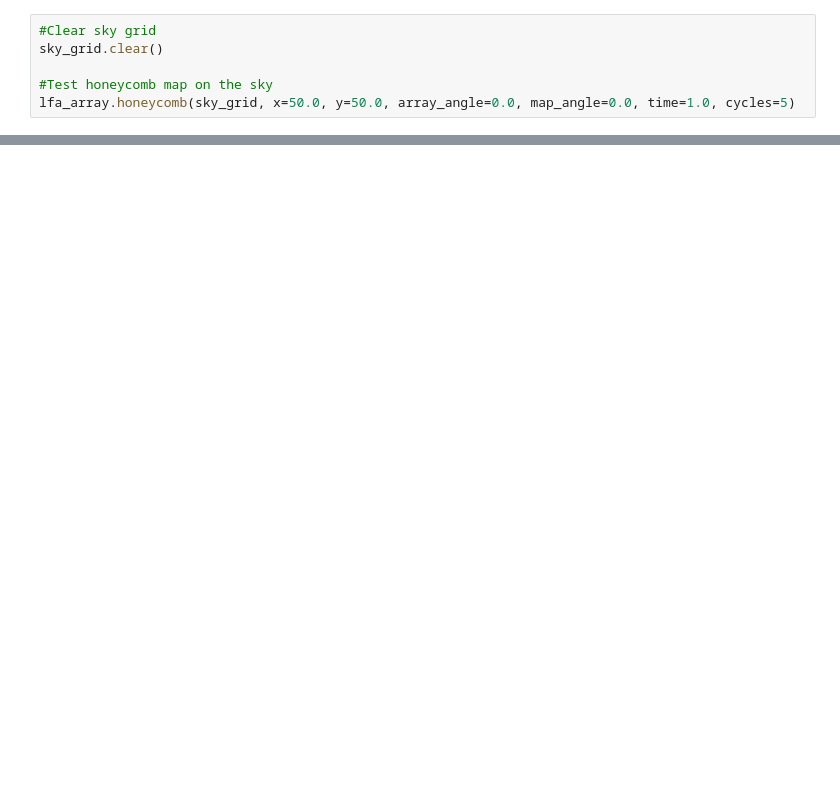
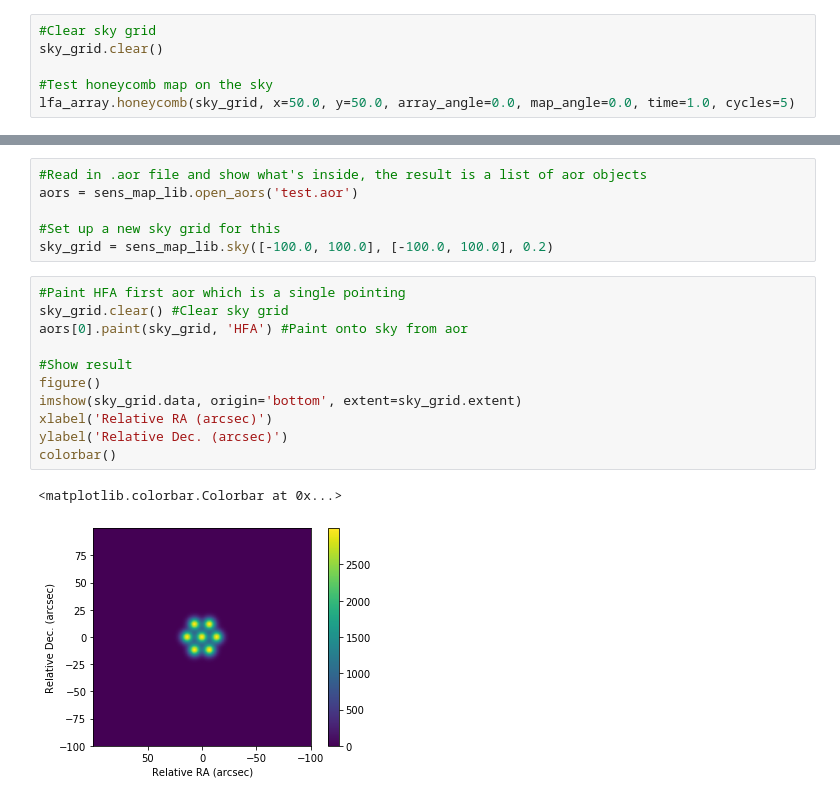
Before and after one commit to kfkaplan/the_greatest_sensitivity_mapper, a Jupyter notebook: test_sense_map.ipynb, the cells around one changed output, grey strips where cells are left out. Drawn from its saved outputs; the diff is of its cells as text; blank space fills up the shorter version.

Commit message:
Added ability to read in .aor files. Still some tweaking needs to be done for where exactly some of the maps start, but the basic functionality is there.

```diff
--- a/test_sense_map.ipynb
+++ b/test_sense_map.ipynb
@@ -72,0 +79,20 @@ colorbar()
+# %%
+#Read in .aor file and show what's inside, the result is a list of aor objects
+aors = sens_map_lib.open_aors('test.aor')
+
+#Set up a new sky grid for this
+sky_grid = sens_map_lib.sky([-100.0, 100.0], [-100.0, 100.0], 0.2)
+# %%
+#Paint HFA first aor which is a single pointing
+sky_grid.clear() #Clear sky grid
+aors[0].paint(sky_grid, 'HFA') #Paint onto sky from aor
+
+#Show result
+figure()
+imshow(sky_grid.data, origin='bottom', extent=sky_grid.extent)
+xlabel('Relative RA (arcsec)')
+ylabel('Relative Dec. (arcsec)')
+colorbar()
+# %% [output]
+<matplotlib.colorbar.Colorbar at 0x...>
+[figure, added]
```
Also changed, not shown: parts of 5 cells of this notebook, 2 other files.
